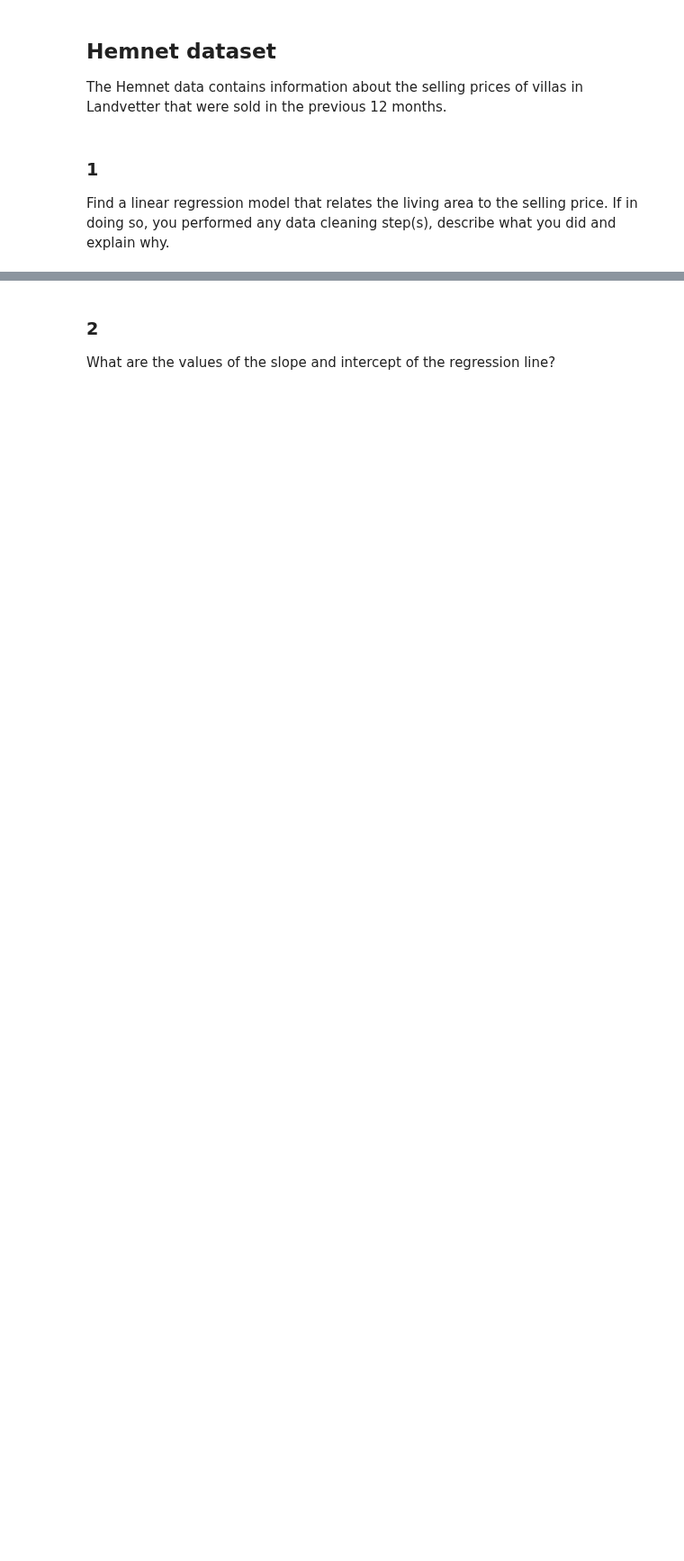
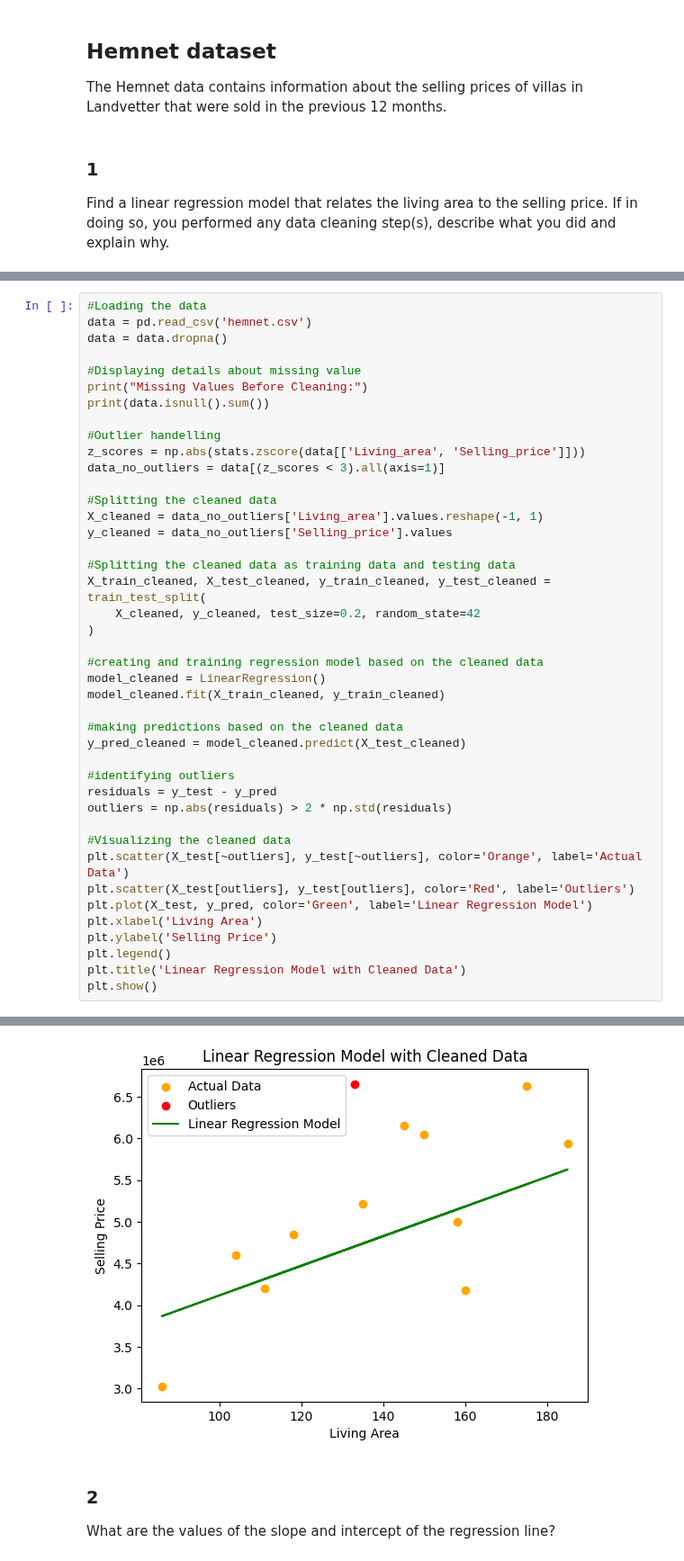
Before and after one commit to Beolinen/DAT565, a Jupyter notebook: Assignment02/A2.ipynb, the cells around one changed output, grey strips where cells are left out. Shown at 90% size. Drawn from its saved outputs; the diff is of its cells as text; blank space fills up the shorter version.

```diff
--- a/Assignment02/A2.ipynb
+++ b/Assignment02/A2.ipynb
@@ -28,0 +53,43 @@ y = data['SellingPrice'].values
+# %%
+#Loading the data
+data = pd.read_csv('hemnet.csv')
+data = data.dropna()
+
+#Displaying details about missing value
+print("Missing Values Before Cleaning:")
+print(data.isnull().sum())
+
+#Outlier handelling
+z_scores = np.abs(stats.zscore(data[['Living_area', 'Selling_price']]))
+data_no_outliers = data[(z_scores < 3).all(axis=1)]
+
+#Splitting the cleaned data
+X_cleaned = data_no_outliers['Living_area'].values.reshape(-1, 1)
+y_cleaned = data_no_outliers['Selling_price'].values
+
+#Splitting the cleaned data as training data and testing data
+X_train_cleaned, X_test_cleaned, y_train_cleaned, y_test_cleaned = train_test_split(
+    X_cleaned, y_cleaned, test_size=0.2, random_state=42
+)
+
+#creating and training regression model based on the cleaned data
+model_cleaned = LinearRegression()
+model_cleaned.fit(X_train_cleaned, y_train_cleaned)
+
+#making predictions based on the cleaned data
+y_pred_cleaned = model_cleaned.predict(X_test_cleaned)
+
+#identifying outliers
+residuals = y_test - y_pred
+outliers = np.abs(residuals) > 2 * np.std(residuals)
+
+#Visualizing the cleaned data
+plt.scatter(X_test[~outliers], y_test[~outliers], color='Orange', label='Actual Data')
+plt.scatter(X_test[outliers], y_test[outliers], color='Red', label='Outliers')
+plt.plot(X_test, y_pred, color='Green', label='Linear Regression Model')
+plt.xlabel('Living Area')
+plt.ylabel('Selling Price')
+plt.legend()
+plt.title('Linear Regression Model with Cleaned Data')
+plt.show()
+# %% [output]
@@ -29,3 +105,4 @@ y = data['SellingPrice'].values
+[figure, added]
 # %% [markdown]
 ### 2
 What are the values of the slope and intercept of the regression line?
```
Also changed, not shown: parts of 14 cells of this notebook, 14 other files.
